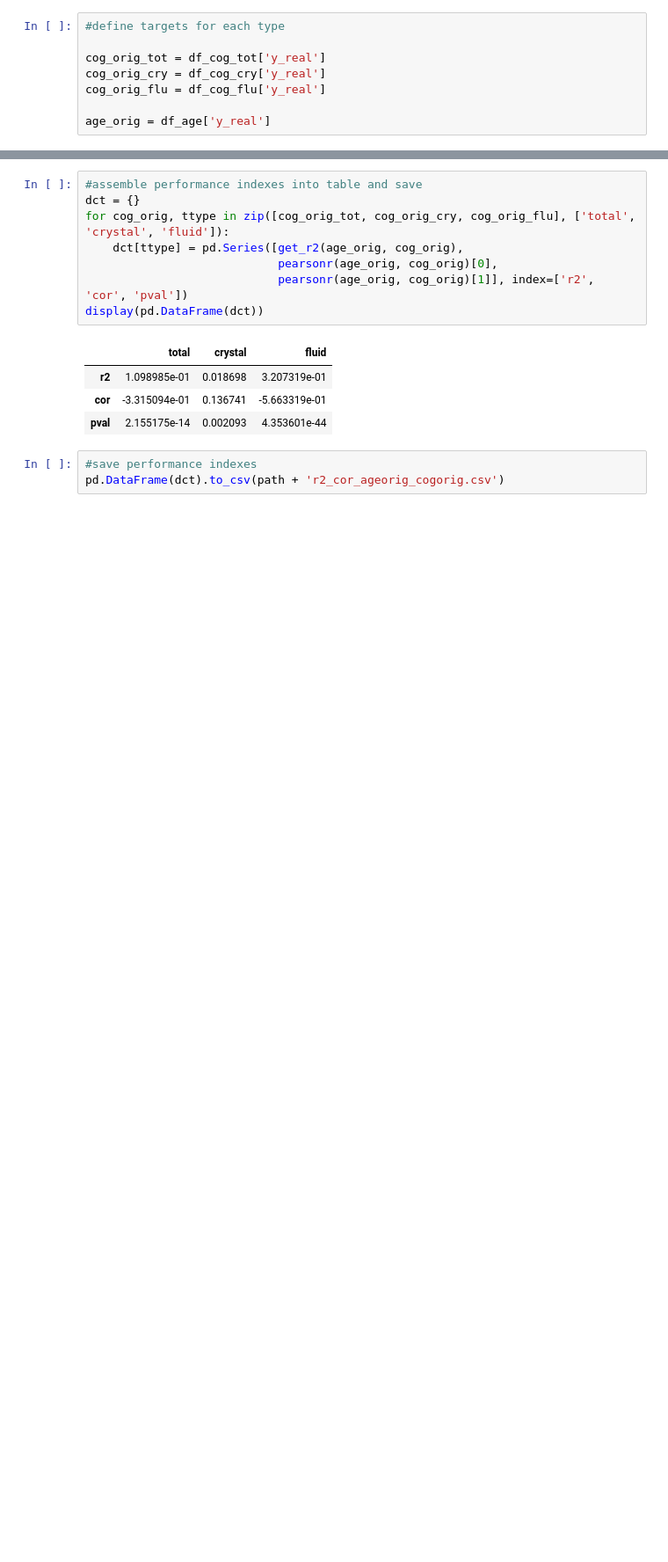
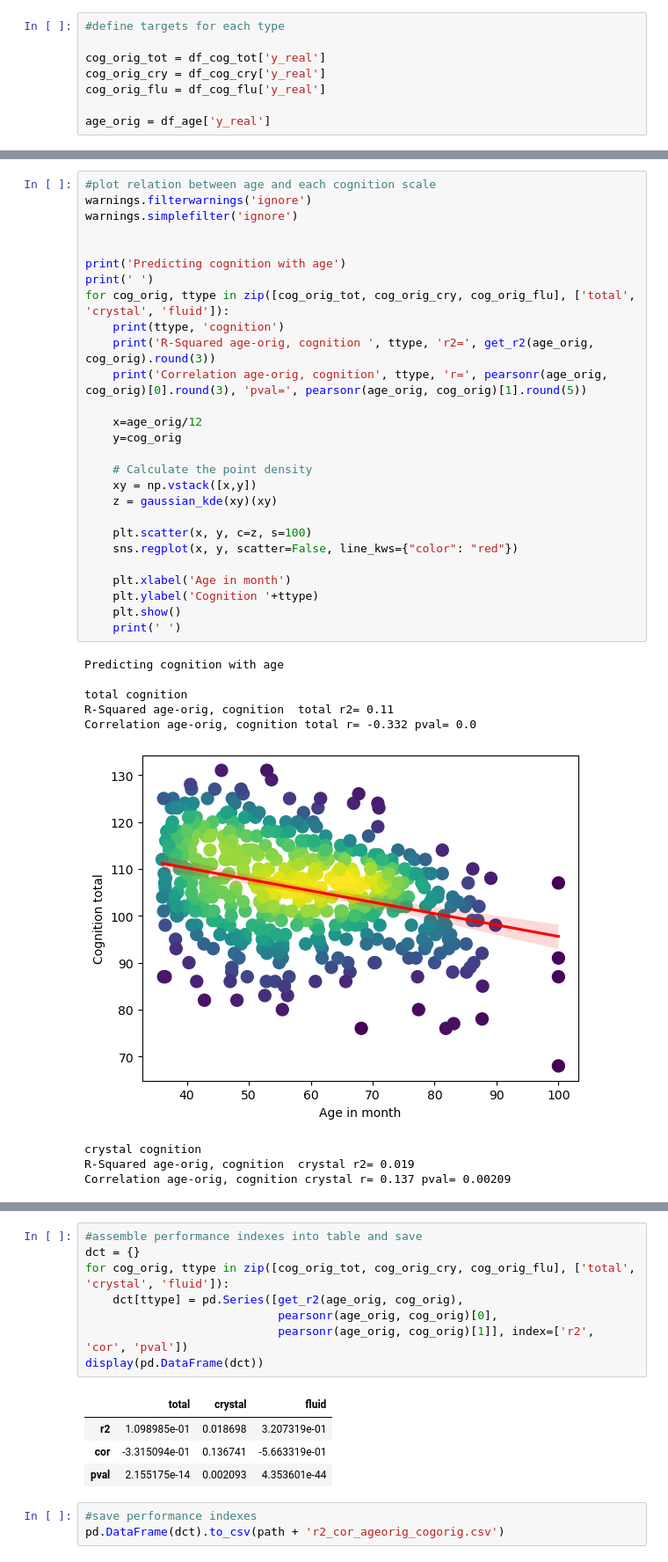
Before and after one commit to HAM-lab-Otago-University/HCP-Aging_commonality, a Jupyter notebook: 04_results_and_figures/03_commonality_additional_age_cog_3_regr_corr.ipynb, the cells around one changed output, grey strips where cells are left out. Shown: that part at 88% size. Drawn from its saved outputs; the diff is of its cells as text; blank space fills up the shorter version.

```diff
--- a/04_results_and_figures/03_commonality_additional_age_cog_3_regr_corr.ipynb
+++ b/04_results_and_figures/03_commonality_additional_age_cog_3_regr_corr.ipynb
@@ -78,0 +81,37 @@ Correlation age-orig, cognition fluid r= -0.566 pval= 0.0
+# %%
+#plot relation between age and each cognition scale
+warnings.filterwarnings('ignore')
+warnings.simplefilter('ignore')
+
+
+print('Predicting cognition with age')
+print(' ')
+for cog_orig, ttype in zip([cog_orig_tot, cog_orig_cry, cog_orig_flu], ['total', 'crystal', 'fluid']):
+    print(ttype, 'cognition')
+    print('R-Squared age-orig, cognition ', ttype, 'r2=', get_r2(age_orig, cog_orig).round(3))
+    print('Correlation age-orig, cognition', ttype, 'r=', pearsonr(age_orig, cog_orig)[0].round(3), 'pval=', pearsonr(age_orig, cog_orig)[1].round(5))
+
+    x=age_orig/12
+    y=cog_orig
+
+    # Calculate the point density
+    xy = np.vstack([x,y])
+    z = gaussian_kde(xy)(xy)
+
+    plt.scatter(x, y, c=z, s=100)
+    sns.regplot(x, y, scatter=False, line_kws={"color": "red"})
+
+    plt.xlabel('Age in month')
+    plt.ylabel('Cognition '+ttype)
+    plt.show()
+    print(' ')
+# %% [output]
+Predicting cognition with age
+
+total cognition
+R-Squared age-orig, cognition  total r2= 0.11
+Correlation age-orig, cognition total r= -0.332 pval= 0.0
+[figure, added]
+crystal cognition
+R-Squared age-orig, cognition  crystal r2= 0.019
+Correlation age-orig, cognition crystal r= 0.137 pval= 0.00209
```
Also changed, not shown: parts of 3 cells of this notebook, 11 other files.
